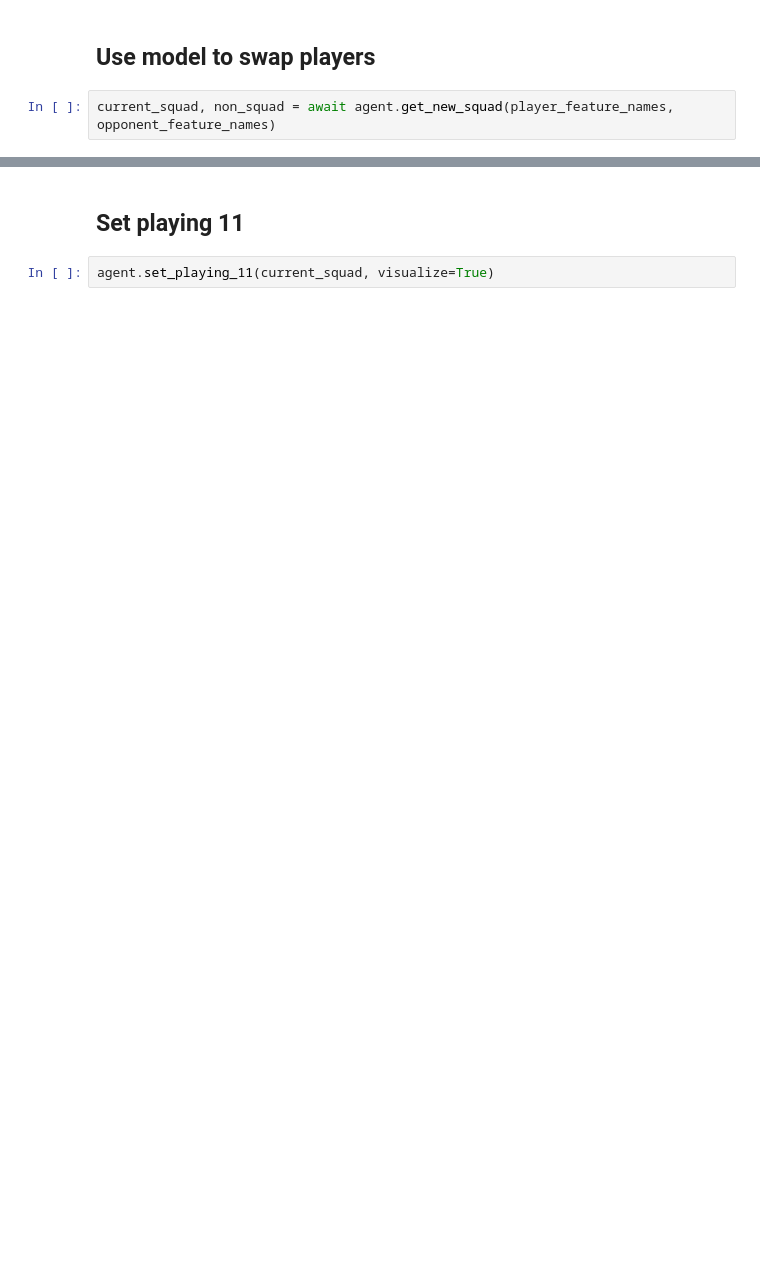
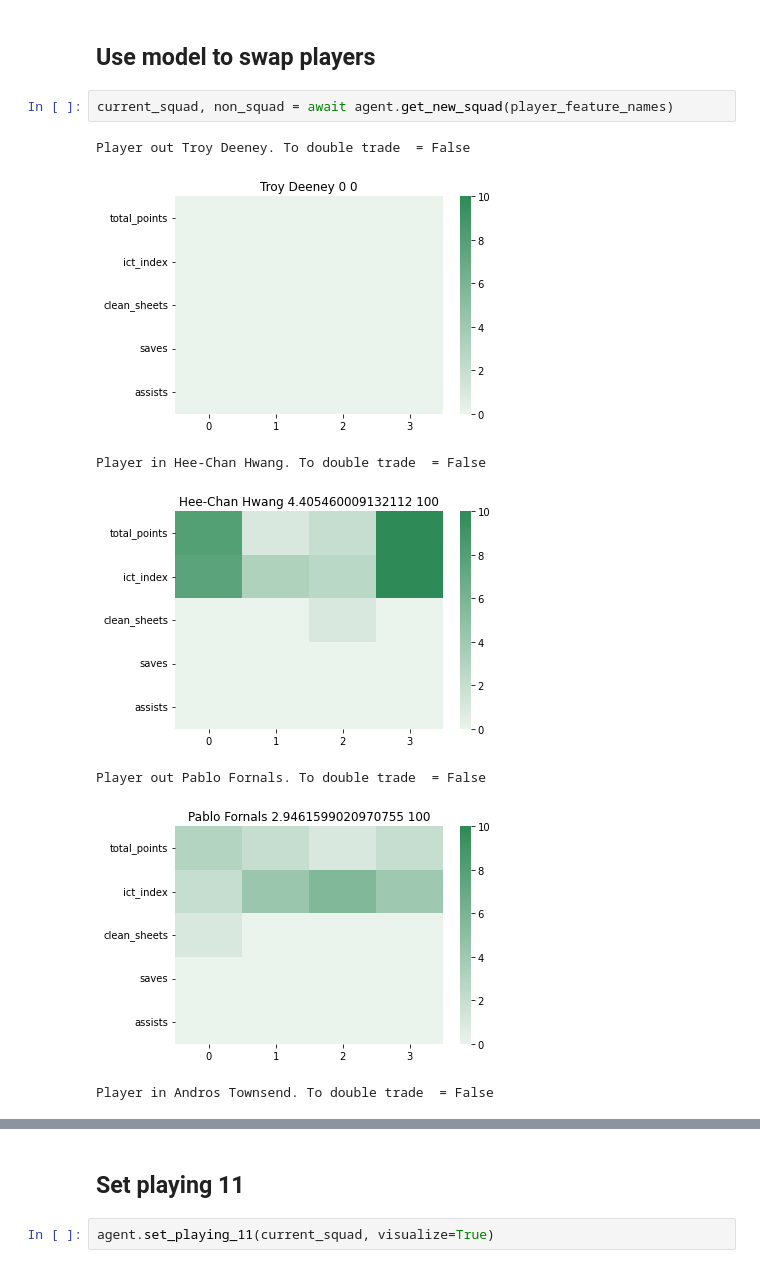
Before and after one commit to ajayrfhp/Control, a Jupyter notebook: Control_FPL/agent.ipynb, the cells around one changed output, grey strips where cells are left out. Drawn from its saved outputs; the diff is of its cells as text; blank space fills up the shorter version.

```diff
--- a/Control_FPL/agent.ipynb
+++ b/Control_FPL/agent.ipynb
@@ -54,4 +82,12 @@ for player in current_squad:
 # %% [markdown]
 ## Use model to swap players
 # %%
-current_squad, non_squad = await agent.get_new_squad(player_feature_names, opponent_feature_names)
+current_squad, non_squad = await agent.get_new_squad(player_feature_names)
+# %% [output]
+Player out Troy Deeney. To double trade  = False
+[figure, added]
+Player in Hee-Chan Hwang. To double trade  = False
+[figure, added]
+Player out Pablo Fornals. To double trade  = False
+[figure, added]
+Player in Andros Townsend. To double trade  = False
```
Also changed, not shown: parts of 8 cells of this notebook, 7 other files.
